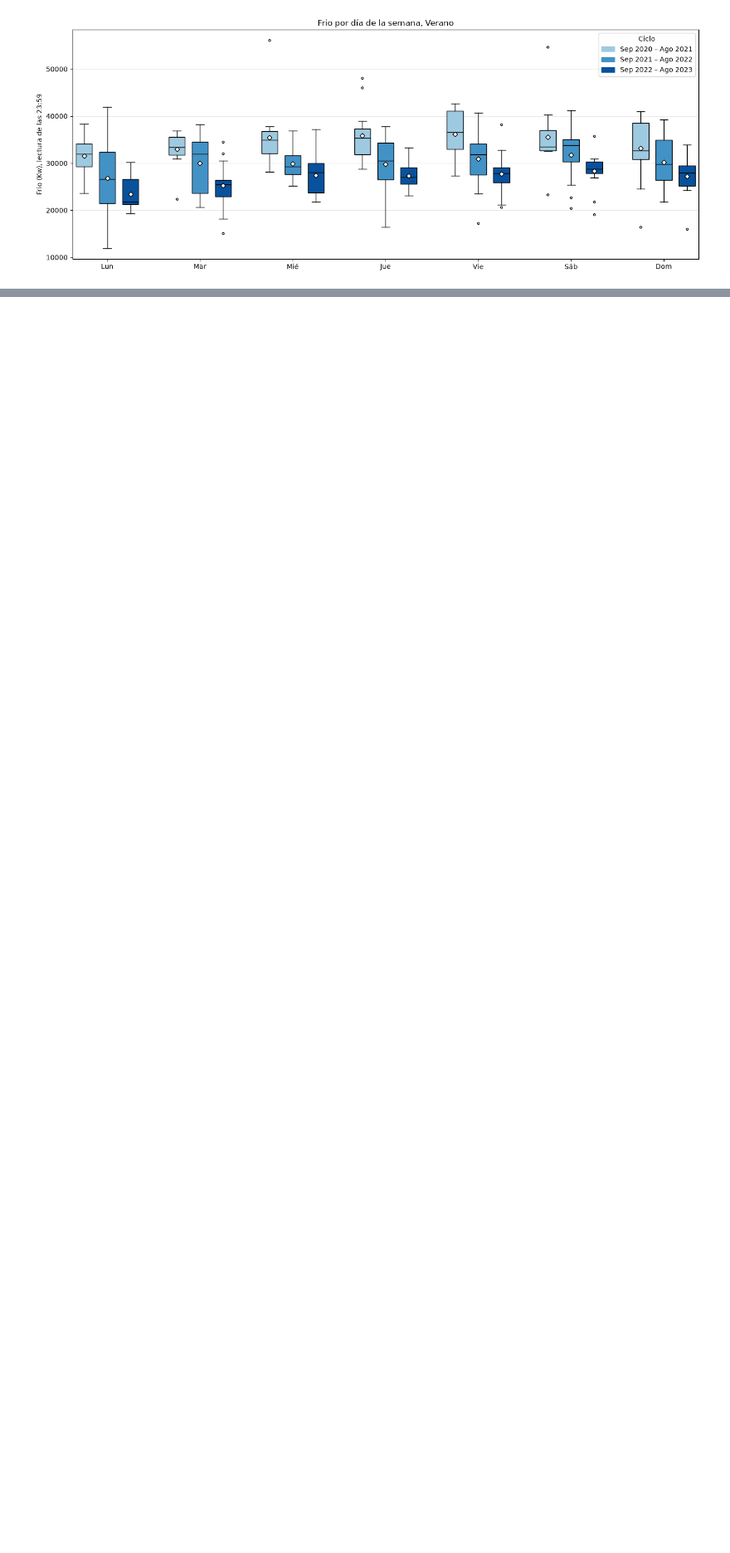
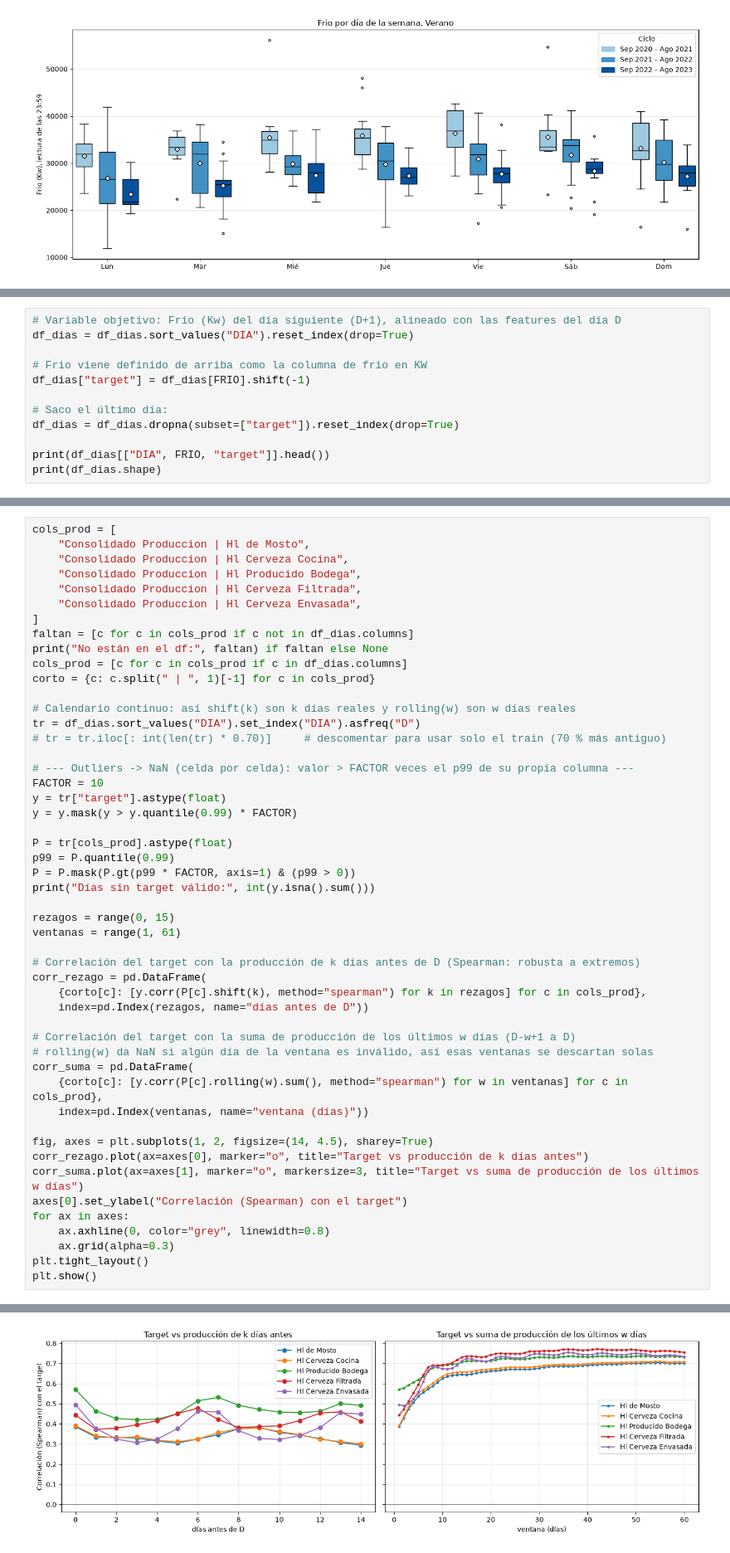
Before and after one commit to Marcjun/Cerveceria-LabDatosII, a Jupyter notebook: notebooks/eda.ipynb, the cells around one changed output, grey strips where cells are left out. Shown at 83% size. Saved outputs shown, nothing was run; the diff lists cells and outputs as text; blank space fills up the shorter version.

```diff
--- a/notebooks/eda.ipynb
+++ b/notebooks/eda.ipynb
@@ -1464,0 +1428,12 @@ Guardado en c:\Users\Usuario\Cerveceria-LabDatosII\data\processed\datos_base.csv
+# %%
+# Variable objetivo: Frio (Kw) del día siguiente (D+1), alineado con las features del día D
+df_dias = df_dias.sort_values("DIA").reset_index(drop=True)
+
+# Frio viene definido de arriba como la columna de frio en KW
+df_dias["target"] = df_dias[FRIO].shift(-1)
+
+# Saco el último dia:
+df_dias = df_dias.dropna(subset=["target"]).reset_index(drop=True)
+
+print(df_dias[["DIA", FRIO, "target"]].head())
+print(df_dias.shape)
@@ -1464,0 +1463,51 @@ Guardado en c:\Users\Usuario\Cerveceria-LabDatosII\data\processed\datos_base.csv
+# %%
+cols_prod = [
+    "Consolidado Produccion | Hl de Mosto",
+    "Consolidado Produccion | Hl Cerveza Cocina",
+    "Consolidado Produccion | Hl Producido Bodega",
+    "Consolidado Produccion | Hl Cerveza Filtrada",
+    "Consolidado Produccion | Hl Cerveza Envasada",
+]
+faltan = [c for c in cols_prod if c not in df_dias.columns]
+print("No están en el df:", faltan) if faltan else None
+cols_prod = [c for c in cols_prod if c in df_dias.columns]
+corto = {c: c.split(" | ", 1)[-1] for c in cols_prod}
+
+# Calendario continuo: así shift(k) son k días reales y rolling(w) son w días reales
+tr = df_dias.sort_values("DIA").set_index("DIA").asfreq("D")
+# tr = tr.iloc[: int(len(tr) * 0.70)]     # descomentar para usar solo el train (70 % más antiguo)
+
+# --- Outliers -> NaN (celda por celda): valor > FACTOR veces el p99 de su propia columna ---
+FACTOR = 10
+y = tr["target"].astype(float)
+y = y.mask(y > y.quantile(0.99) * FACTOR)
+
+P = tr[cols_prod].astype(float)
+p99 = P.quantile(0.99)
+P = P.mask(P.gt(p99 * FACTOR, axis=1) & (p99 > 0))
+print("Días sin target válido:", int(y.isna().sum()))
+
+rezagos = range(0, 15)
+ventanas = range(1, 61)
+
+# Correlación del target con la producción de k días antes de D (Spearman: robusta a extremos)
+corr_rezago = pd.DataFrame(
+    {corto[c]: [y.corr(P[c].shift(k), method="spearman") for k in rezagos] for c in cols_prod},
+    index=pd.Index(rezagos, name="días antes de D"))
+
+# Correlación del target con la suma de producción de los últimos w días (D-w+1 a D)
+# rolling(w) da NaN si algún día de la ventana es inválido, así esas ventanas se descartan solas
+corr_suma = pd.DataFrame(
+    {corto[c]: [y.corr(P[c].rolling(w).sum(), method="spearman") for w in ventanas] for c in cols_prod},
+    index=pd.Index(ventanas, name="ventana (días)"))
+
+fig, axes = plt.subplots(1, 2, figsize=(14, 4.5), sharey=True)
+corr_rezago.plot(ax=axes[0], marker="o", title="Target vs producción de k días antes")
+corr_suma.plot(ax=axes[1], marker="o", markersize=3, title="Target vs suma de producción de los últimos w días")
+axes[0].set_ylabel("Correlación (Spearman) con el target")
+for ax in axes:
+    ax.axhline(0, color="grey", linewidth=0.8)
+    ax.grid(alpha=0.3)
+plt.tight_layout()
+plt.show()
+# %% [output]
@@ -1464,0 +1515 @@ Guardado en c:\Users\Usuario\Cerveceria-LabDatosII\data\processed\datos_base.csv
+[figure, added]
```
Also changed, not shown: parts of 47 cells of this notebook, 1 other file.
